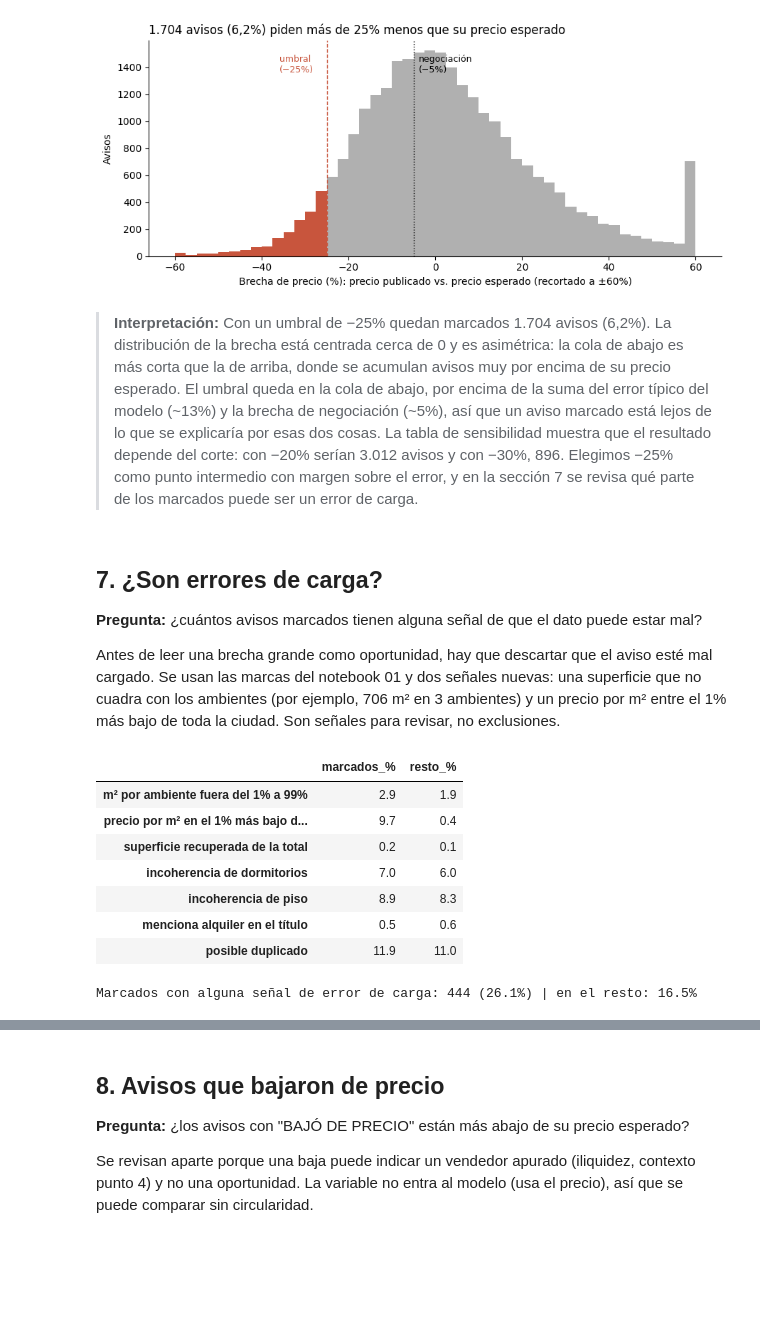
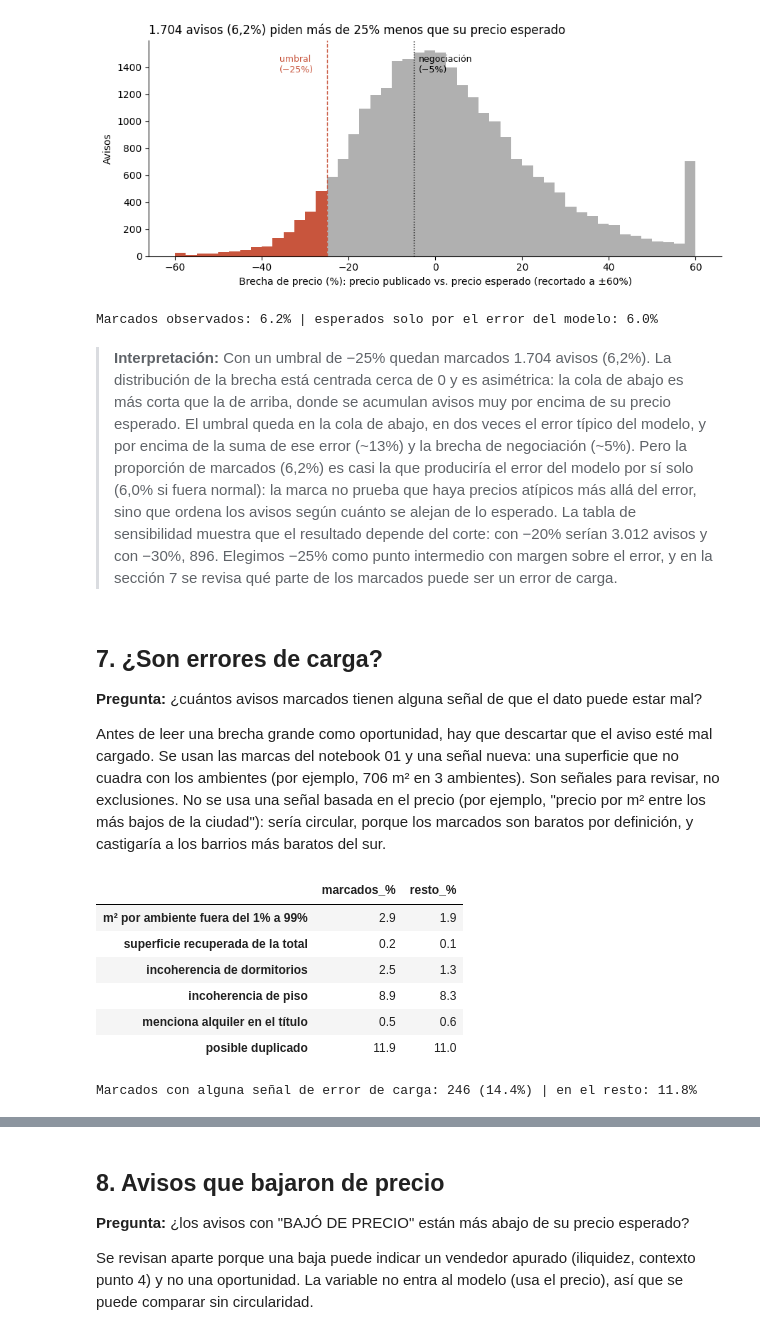
Before and after one commit to gbuhler-itba/TP-Analitica-Descriptiva, a Jupyter notebook: notebooks/03_precio_esperado.ipynb, the cells around one changed output, grey strips where cells are left out. Drawn from its saved outputs; the diff is of its cells as text; code cells hidden in the pictures; blank space fills up the shorter version.

```diff
--- a/notebooks/03_precio_esperado.ipynb
+++ b/notebooks/03_precio_esperado.ipynb
@@ -247,40 +253,49 @@ plt.tight_layout()
 plt.show()
 # %% [output]
 [figure]
+# %%
+# ¿Cuántos avisos se marcarían si toda la brecha fuera error del modelo?
+# Se ajusta una normal a log(1 + brecha) con un desvío robusto (MAD) y se mira su cola por debajo del umbral
+log_brecha = np.log1p(df["brecha"])
+desvio_robusto = 1.4826 * np.median(np.abs(log_brecha - log_brecha.median()))
+esperado_ruido = stats.norm.cdf((np.log1p(PARAMS["umbral"]) - log_brecha.median()) / desvio_robusto)
+print(f"Marcados observados: {100 * (df['brecha'] < PARAMS['umbral']).mean():.1f}% | "
+      f"esperados solo por el error del modelo: {100 * esperado_ruido:.1f}%")
+# %% [output]
+Marcados observados: 6.2% | esperados solo por el error del modelo: 6.0%
 # %% [markdown]
-> **Interpretación:** Con un umbral de −25% quedan marcados 1.704 avisos (6,2%). La distribución de la brecha está centrada cerca de 0 y es asimétrica: la cola de abajo es más corta que la de arriba, donde se acumulan avisos muy por encima de su precio esperado. El umbral queda en la cola de abajo, por encima de la suma del error típico del modelo (~13%) y la brecha de negociación (~5%), así que un aviso marcado está lejos de lo que se explicaría por esas dos cosas. La tabla de sensibilidad muestra que el resultado depende del corte: con −20% serían 3.012 avisos y con −30%, 896. Elegimos −25% como punto intermedio con margen sobre el error, y en la sección 7 se revisa qué parte de los marcados puede ser un error de carga.
+> **Interpretación:** Con un umbral de −25% quedan marcados 1.704 avisos (6,2%). La distribución de la brecha está centrada cerca de 0 y es asimétrica: la cola de abajo es más corta que la de arriba, donde se acumulan avisos muy por encima de su precio esperado. El umbral queda en la cola de abajo, en dos veces el error típico del modelo, y por encima de la suma de ese error (~13%) y la brecha de negociación (~5%). Pero la proporción de marcados (6,2%) es casi la que produciría el error del modelo por sí solo (6,0% si fuera normal): la marca no prueba que haya precios atípicos más allá del error, sino que ordena los avisos según cuánto se alejan de lo esperado. La tabla de sensibilidad muestra que el resultado depende del corte: con −20% serían 3.012 avisos y con −30%, 896. Elegimos −25% como punto intermedio con margen sobre el error, y en la sección 7 se revisa qué parte de los marcados puede ser un error de carga.
 # %% [markdown]
 ## 7. ¿Son errores de carga?
 
 **Pregunta:** ¿cuántos avisos marcados tienen alguna señal de que el dato puede estar mal?
 
 Antes de leer una brecha grande como oportunidad, hay que descartar que el aviso esté mal cargado. Se usan las
-marcas del notebook 01 y dos señales nuevas: una superficie que no cuadra con los ambientes (por ejemplo, 706 m² en
-3 ambientes) y un precio por m² entre el 1% más bajo de toda la ciudad. Son señales para revisar, no exclusiones.
+marcas del notebook 01 y una señal nueva: una superficie que no cuadra con los ambientes (por ejemplo, 706 m² en
+3 ambientes). Son señales para revisar, no exclusiones. No se usa una señal basada en el precio (por ejemplo, "precio por
+m² entre los más bajos de la ciudad"): sería circular, porque los marcados son baratos por definición, y castigaría a
+los barrios más baratos del sur.
 # %%
 df["marcado"] = df["brecha"] < PARAMS["umbral"]
 m2_por_ambiente = df["m2_final"] / df["ambientes"].fillna(df["dormitorios"] + 1).clip(lower=1)
-piso_ciudad = df["precio_m2_usd"].quantile(0.01)
 senales = {
     "m² por ambiente fuera del 1% a 99%": ~m2_por_ambiente.between(*m2_por_ambiente.quantile([0.01, 0.99])),
-    f"precio por m² en el 1% más bajo de CABA (< {piso_ciudad:,.0f})": df["precio_m2_usd"] < piso_ciudad,
     "superficie recuperada de la total": df["m2_origen"] == "recuperada_de_total",
     "incoherencia de dormitorios": df["incoherencia_dormitorios"],
     "incoherencia de piso": df["incoherencia_piso"],
     "menciona alquiler en el título": df["menciona_alquiler"],
     "posible duplicado": df["posible_duplicado"],
 }
 tabla_senales = pd.DataFrame({
     "marcados_%": {k: 100 * v[df["marcado"]].mean() for k, v in senales.items()},
     "resto_%": {k: 100 * v[~df["marcado"]].mean() for k, v in senales.items()},
 }).round(1)
 tabla_senales
 # %% [output]
 |  | marcados_% | resto_% |
 | m² por ambiente fuera del 1% a 99% | 2.9 | 1.9 |
-| precio por m² en el 1% más bajo d... | 9.7 | 0.4 |
 | superficie recuperada de la total | 0.2 | 0.1 |
-| incoherencia de dormitorios | 7.0 | 6.0 |
+| incoherencia de dormitorios | 2.5 | 1.3 |
 | incoherencia de piso | 8.9 | 8.3 |
 | menciona alquiler en el título | 0.5 | 0.6 |
 | posible duplicado | 11.9 | 11.0 |
@@ -291,5 +306,5 @@ df["senal_error_carga"] = alguna
 print(f"Marcados con alguna señal de error de carga: {alguna[df['marcado']].sum():,} "
       f"({100 * alguna[df['marcado']].mean():.1f}%) | en el resto: {100 * alguna[~df['marcado']].mean():.1f}%")
 # %% [output]
-Marcados con alguna señal de error de carga: 444 (26.1%) | en el resto: 16.5%
+Marcados con alguna señal de error de carga: 246 (14.4%) | en el resto: 11.8%
 # %% [markdown]
```
Also changed, not shown: parts of 16 cells of this notebook, 15 other files.
